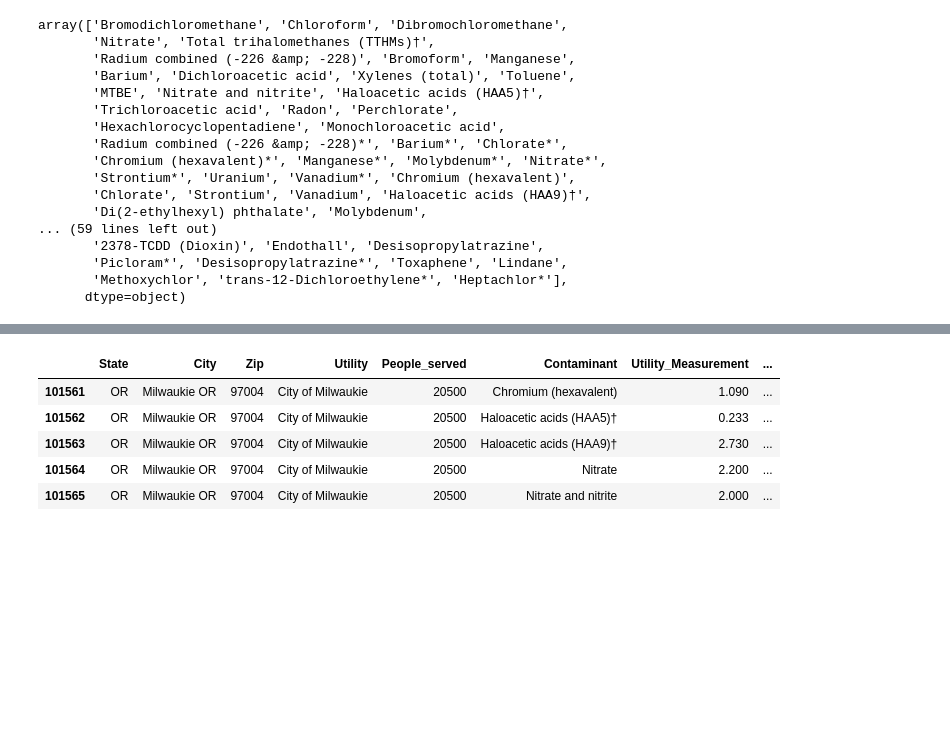
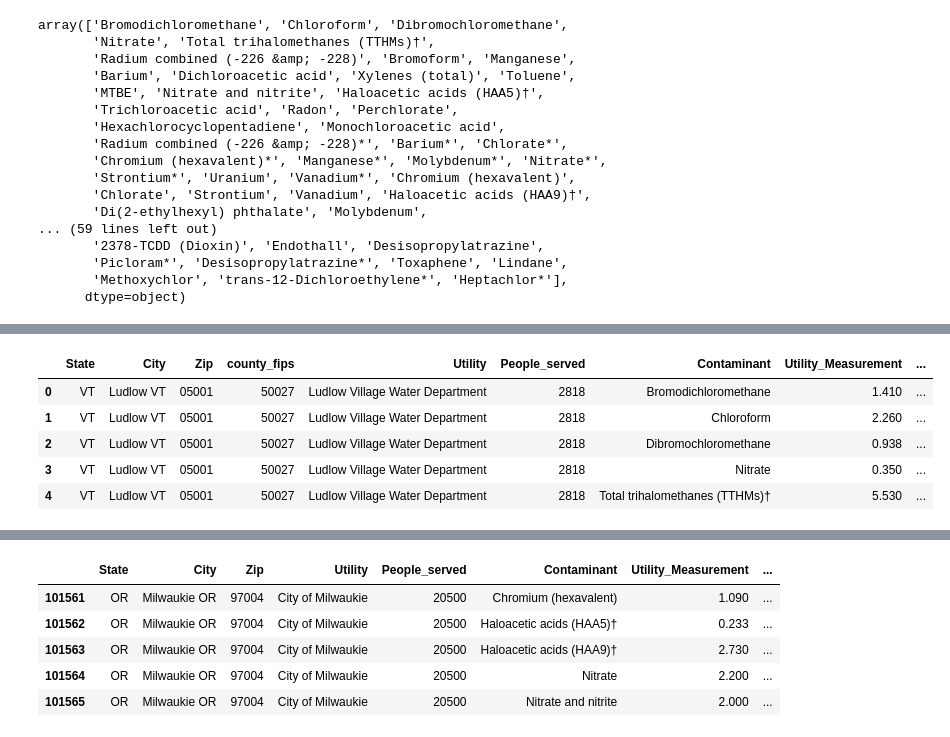
Before and after one commit to jonathantree/Water_Quality_Analysis, a Jupyter notebook: Dashboard/Dash_Jenna/All_contaminants_to_fips.ipynb, the cells around one changed output, grey strips where cells are left out. Saved outputs shown, nothing was run; the diff lists cells and outputs as text; code cells hidden in the pictures; blank space fills up the shorter version.

```diff
--- a/Dashboard/Dash_Jenna/All_contaminants_to_fips.ipynb
+++ b/Dashboard/Dash_Jenna/All_contaminants_to_fips.ipynb
@@ -161,0 +204,11 @@ array(['Bromodichloromethane', 'Chloroform', 'Dibromochloromethane',
+# %%
+# read back in
+dff = pd.read_csv('../all_contaminants_with_fips.csv', dtype={"Zip":str,"county_fips":str})
+dff.head()
+# %% [output]
+|  | State | City | Zip | county_fips | Utility | People_served | Contaminant | Utility_Measurement | ... |
+| 0 | VT | Ludlow VT | 05001 | 50027 | Ludlow Village Water Department | 2818 | Bromodichloromethane | 1.410 | ... |
+| 1 | VT | Ludlow VT | 05001 | 50027 | Ludlow Village Water Department | 2818 | Chloroform | 2.260 | ... |
+| 2 | VT | Ludlow VT | 05001 | 50027 | Ludlow Village Water Department | 2818 | Dibromochloromethane | 0.938 | ... |
+| 3 | VT | Ludlow VT | 05001 | 50027 | Ludlow Village Water Department | 2818 | Nitrate | 0.350 | ... |
+| 4 | VT | Ludlow VT | 05001 | 50027 | Ludlow Village Water Department | 2818 | Total trihalomethanes (TTHMs)† | 5.530 | ... |
```
Also changed, not shown: parts of 8 cells of this notebook, 9 other files.
